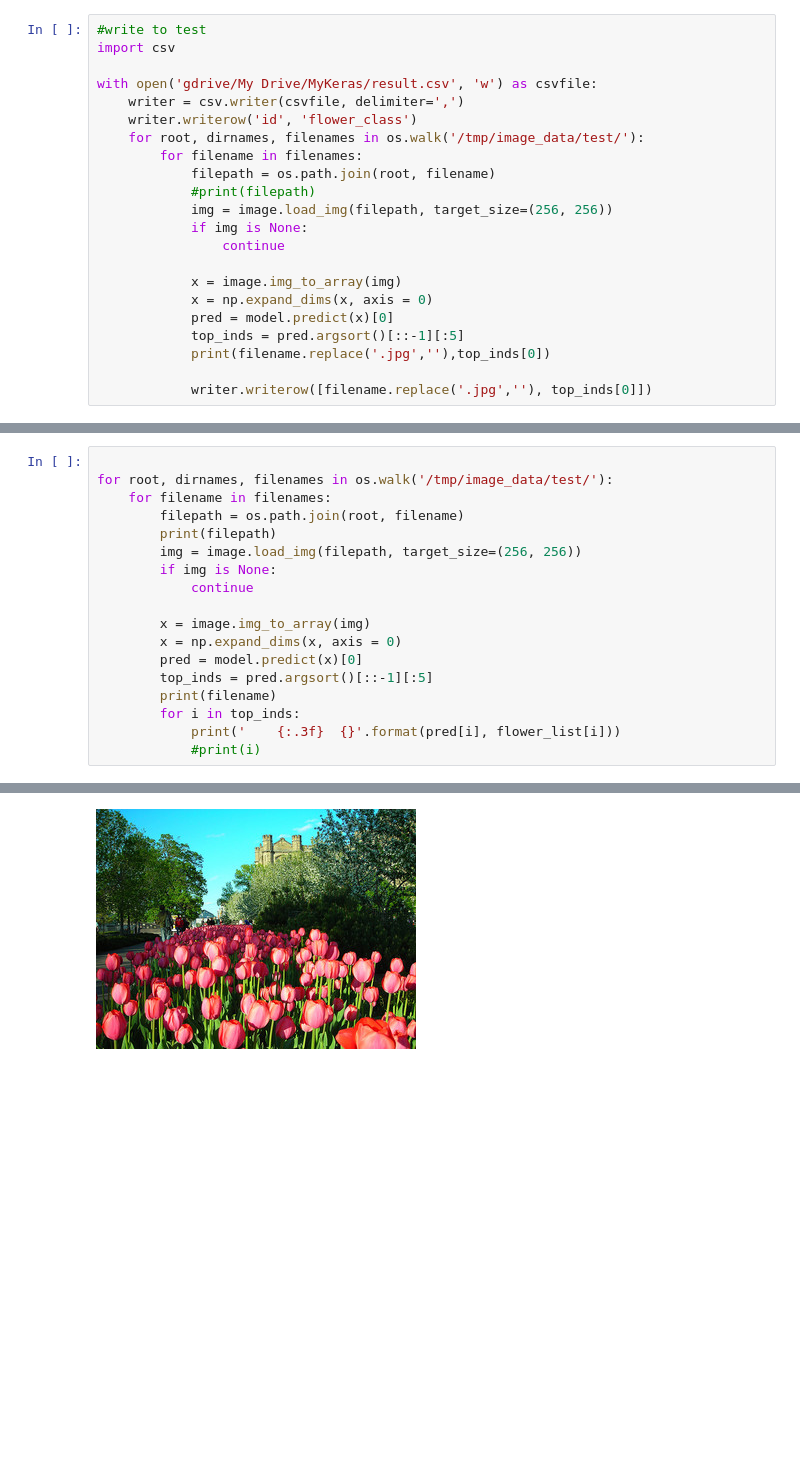
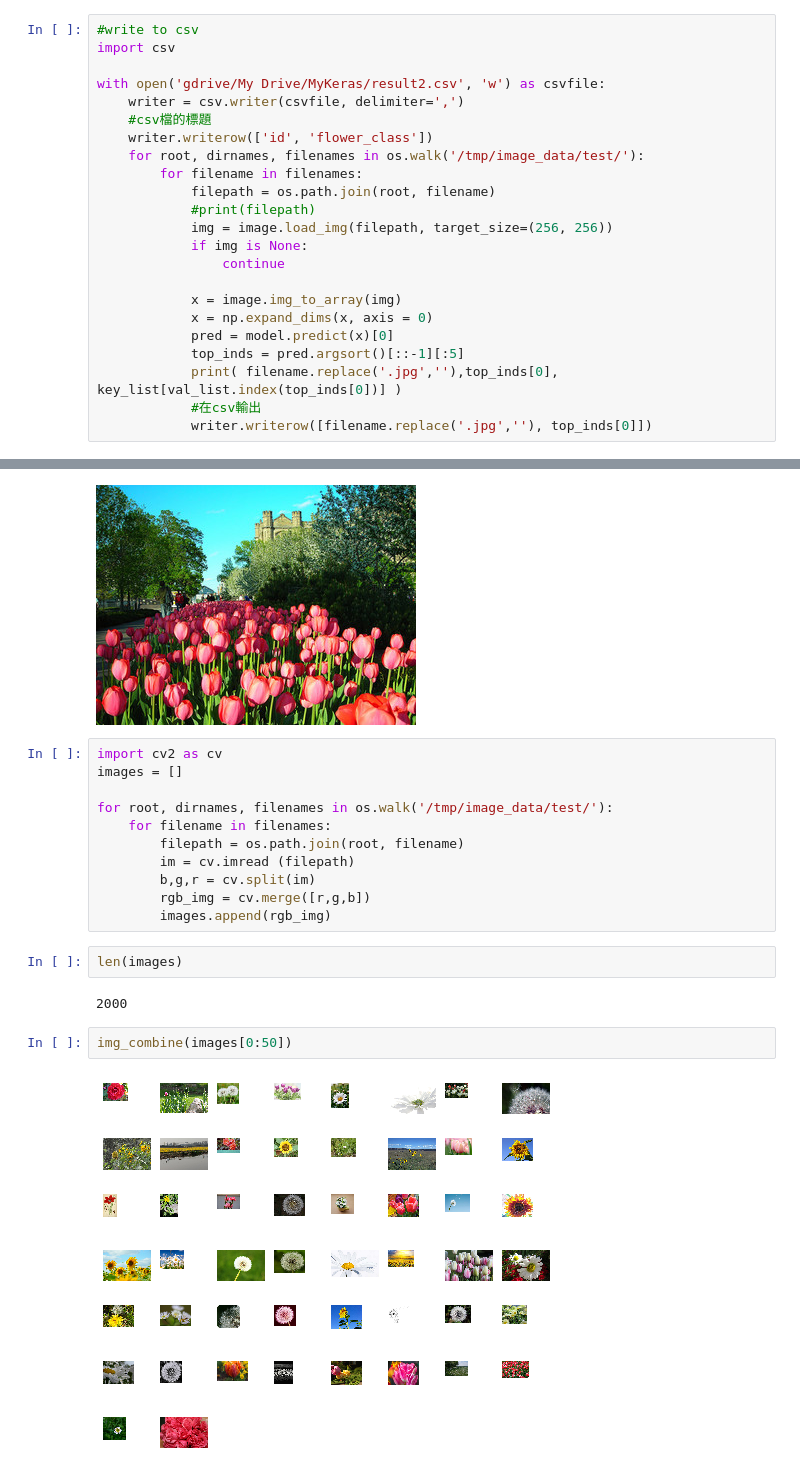
Before and after one commit to ChihHsiangChien/3rd-ML100Days, a Jupyter notebook: homework/機器學習期末考.ipynb, the cells around one changed output, grey strips where cells are left out. Saved outputs shown, nothing was run; the diff lists cells and outputs as text; blank space fills up the shorter version.

```diff
--- a/homework/機器學習期末考.ipynb
+++ b/homework/機器學習期末考.ipynb
@@ -397,10 +404,11 @@ model = load_model('gdrive/My Drive/MyKeras/final_model.h5')
 # %%
-#write to test
+#write to csv
 import csv
 
-with open('gdrive/My Drive/MyKeras/result.csv', 'w') as csvfile:
+with open('gdrive/My Drive/MyKeras/result2.csv', 'w') as csvfile:
     writer = csv.writer(csvfile, delimiter=',')
-    writer.writerow('id', 'flower_class')
+    #csv檔的標題
+    writer.writerow(['id', 'flower_class'])
     for root, dirnames, filenames in os.walk('/tmp/image_data/test/'):
         for filename in filenames:
             filepath = os.path.join(root, filename)
@@ -413,7 +421,7 @@ with open('gdrive/My Drive/MyKeras/result.csv', 'w') as csvfile:
             x = np.expand_dims(x, axis = 0)
             pred = model.predict(x)[0]
             top_inds = pred.argsort()[::-1][:5]
-            print(filename.replace('.jpg',''),top_inds[0])
-
+            print( filename.replace('.jpg',''),top_inds[0], key_list[val_list.index(top_inds[0])] )
+            #在csv輸出
             writer.writerow([filename.replace('.jpg',''), top_inds[0]])
 # %% [output]
@@ -438,25 +447,26 @@ cc05538bfa5b949bddebbbbcf34e3f53 3
 from google.colab import files
 files.download('gdrive/My Drive/MyKeras/result.csv')
-# %%
-
-for root, dirnames, filenames in os.walk('/tmp/image_data/test/'):
-    for filename in filenames:
-        filepath = os.path.join(root, filename)
-        print(filepath)
-        img = image.load_img(filepath, target_size=(256, 256))
-        if img is None:
-            continue
-
-        x = image.img_to_array(img)
-        x = np.expand_dims(x, axis = 0)
-        pred = model.predict(x)[0]
-        top_inds = pred.argsort()[::-1][:5]
-        print(filename)
-        for i in top_inds:
-            print('    {:.3f}  {}'.format(pred[i], flower_list[i]))
-            #print(i)
 # %%
 img = Image.open('/tmp/image_data/test/a68cfdd2889c3b1e07a6228a31b66849.jpg')
 img
 # %% [output]
 [figure]
+# %%
+import cv2 as cv
+images = []
+
+for root, dirnames, filenames in os.walk('/tmp/image_data/test/'):
+    for filename in filenames:
+        filepath = os.path.join(root, filename)
+        im = cv.imread (filepath)
+        b,g,r = cv.split(im)
+        rgb_img = cv.merge([r,g,b])
+        images.append(rgb_img)
+# %%
+len(images)
+# %% [output]
+2000
+# %%
+img_combine(images[0:50])
+# %% [output]
+[figure, added]
```
Also changed, not shown: parts of 10 cells of this notebook.
